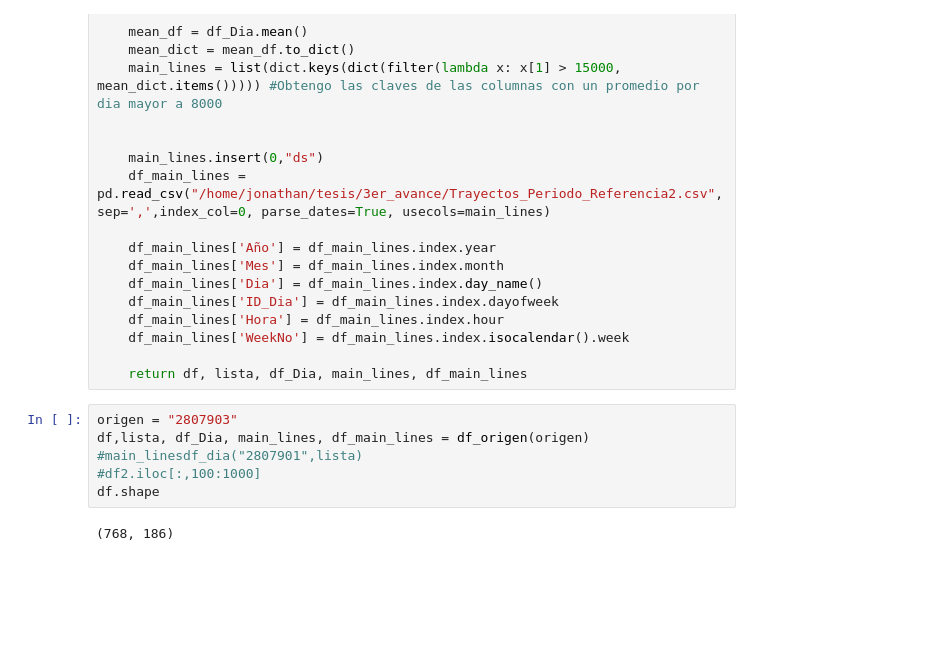
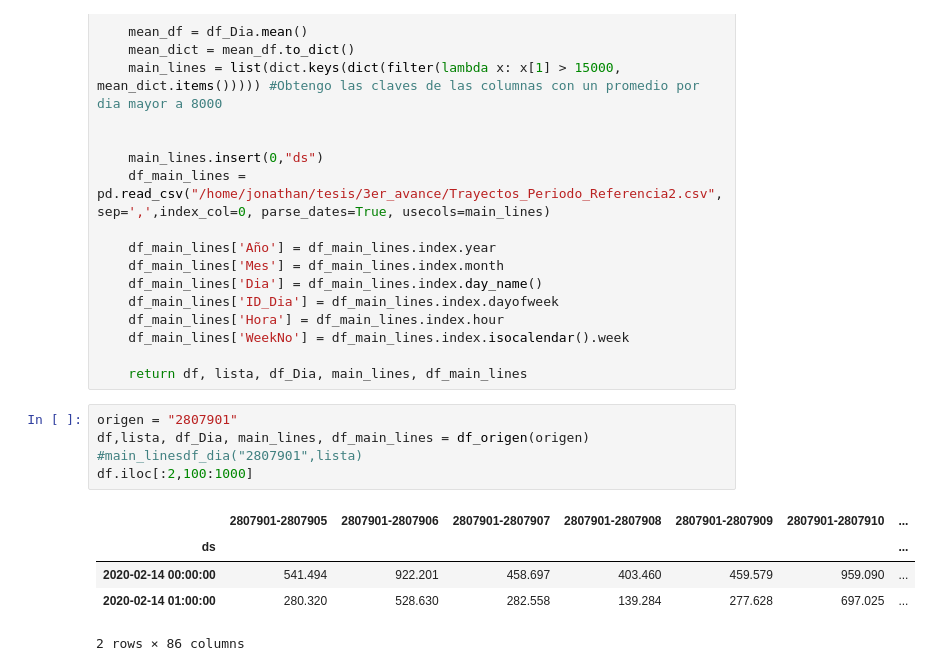
Before and after one commit to Jhonvalencia77/3er_avance, a Jupyter notebook: Patrones_Trayetos_Referencia.ipynb, the cells around one changed output. Cells and saved outputs as stored; diff of their text form; blank space fills up the shorter version.

```diff
--- a/Patrones_Trayetos_Referencia.ipynb
+++ b/Patrones_Trayetos_Referencia.ipynb
@@ -43,10 +43,13 @@ def df_origen(origen):
 
     return df, lista, df_Dia, main_lines, df_main_lines
 # %%
-origen = "2807903"
+origen = "2807901"
 df,lista, df_Dia, main_lines, df_main_lines = df_origen(origen)
 #main_linesdf_dia("2807901",lista)
-#df2.iloc[:,100:1000]
-df.shape
+df.iloc[:2,100:1000]
 # %% [output]
+|  | 2807901-2807905 | 2807901-2807906 | 2807901-2807907 | 2807901-2807908 | 2807901-2807909 | 2807901-2807910 | ... |
+| ds |  |  |  |  |  |  | ... |
+| 2020-02-14 00:00:00 | 541.494 | 922.201 | 458.697 | 403.460 | 459.579 | 959.090 | ... |
+| 2020-02-14 01:00:00 | 280.320 | 528.630 | 282.558 | 139.284 | 277.628 | 697.025 | ... |
-(768, 186)
+2 rows × 86 columns
```
Also changed, not shown: parts of 5 cells of this notebook.
